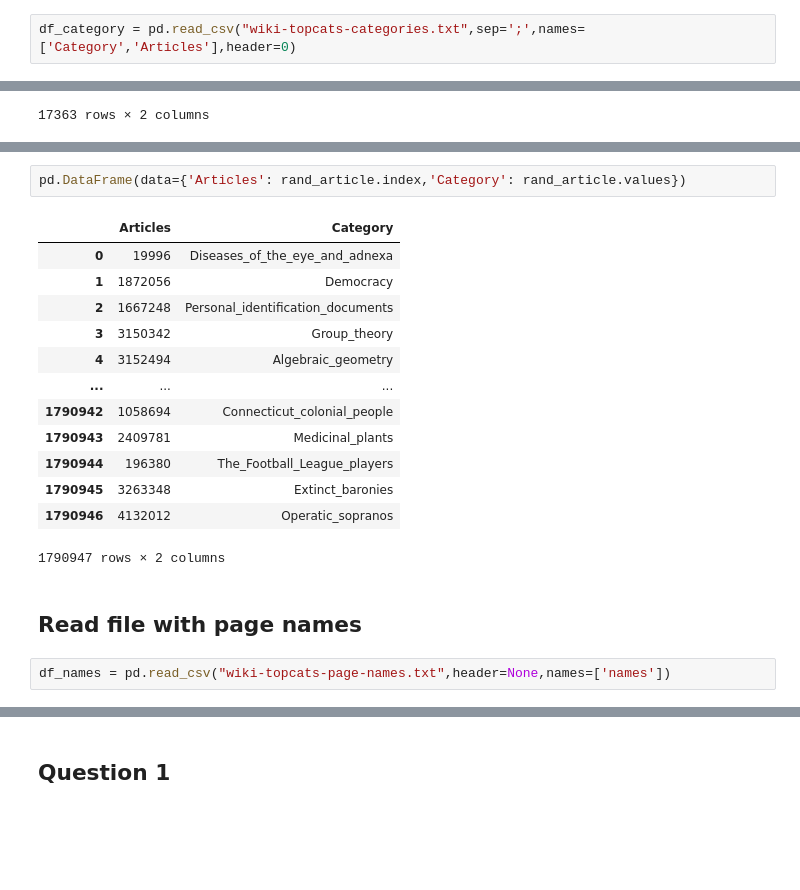
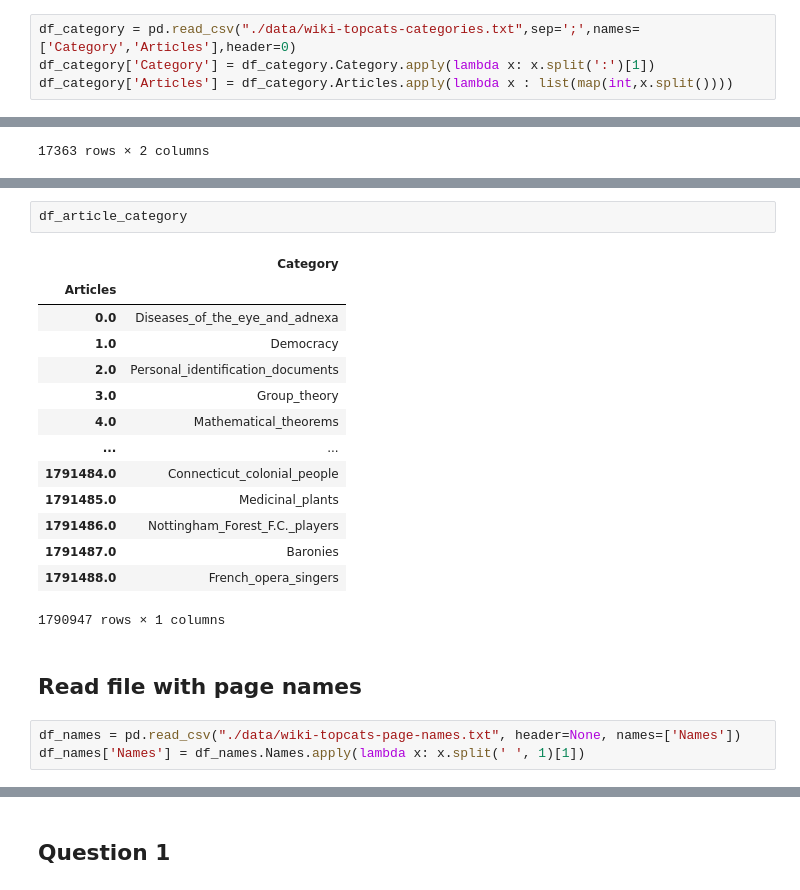
Before and after one commit to nicolac1999/ADM-HW5, a Jupyter notebook: hm5_29_12.ipynb, the cells around one changed output, grey strips where cells are left out. Drawn from its saved outputs; the diff is of its cells as text; blank space fills up the shorter version.

```diff
--- a/hm5_29_12.ipynb
+++ b/hm5_29_12.ipynb
@@ -239,4 +261,6 @@ len(df.drop_duplicates())
 # %% [markdown]
 ## Read file with Categories
 # %%
-df_category = pd.read_csv("wiki-topcats-categories.txt",sep=';',names=['Category','Articles'],header=0)
+df_category = pd.read_csv("./data/wiki-topcats-categories.txt",sep=';',names=['Category','Articles'],header=0)
+df_category['Category'] = df_category.Category.apply(lambda x: x.split(':')[1])
+df_category['Articles'] = df_category.Articles.apply(lambda x : list(map(int,x.split())))
@@ -321,21 +292,23 @@ df_article.groupby("Articles").count()
-# %%
-pd.DataFrame(data={'Articles': rand_article.index,'Category': rand_article.values})
-# %% [output]
-|  | Articles | Category |
-| 0 | 19996 | Diseases_of_the_eye_and_adnexa |
-| 1 | 1872056 | Democracy |
-| 2 | 1667248 | Personal_identification_documents |
-| 3 | 3150342 | Group_theory |
-| 4 | 3152494 | Algebraic_geometry |
-| ... | ... | ... |
-| 1790942 | 1058694 | Connecticut_colonial_people |
-| 1790943 | 2409781 | Medicinal_plants |
-| 1790944 | 196380 | The_Football_League_players |
-| 1790945 | 3263348 | Extinct_baronies |
-| 1790946 | 4132012 | Operatic_sopranos |
-1790947 rows × 2 columns
+# %%
+df_article_category
+# %% [output]
+|  | Category |
+| Articles |  |
+| 0.0 | Diseases_of_the_eye_and_adnexa |
+| 1.0 | Democracy |
+| 2.0 | Personal_identification_documents |
+| 3.0 | Group_theory |
+| 4.0 | Mathematical_theorems |
+| ... | ... |
+| 1791484.0 | Connecticut_colonial_people |
+| 1791485.0 | Medicinal_plants |
+| 1791486.0 | Nottingham_Forest_F.C._players |
+| 1791487.0 | Baronies |
+| 1791488.0 | French_opera_singers |
+1790947 rows × 1 columns
 # %% [markdown]
 ## Read file with page names
 # %%
-df_names = pd.read_csv("wiki-topcats-page-names.txt",header=None,names=['names'])
+df_names = pd.read_csv("./data/wiki-topcats-page-names.txt", header=None, names=['Names'])
+df_names['Names'] = df_names.Names.apply(lambda x: x.split(' ', 1)[1])
 # %%
```
Also changed, not shown: parts of 98 cells of this notebook.
